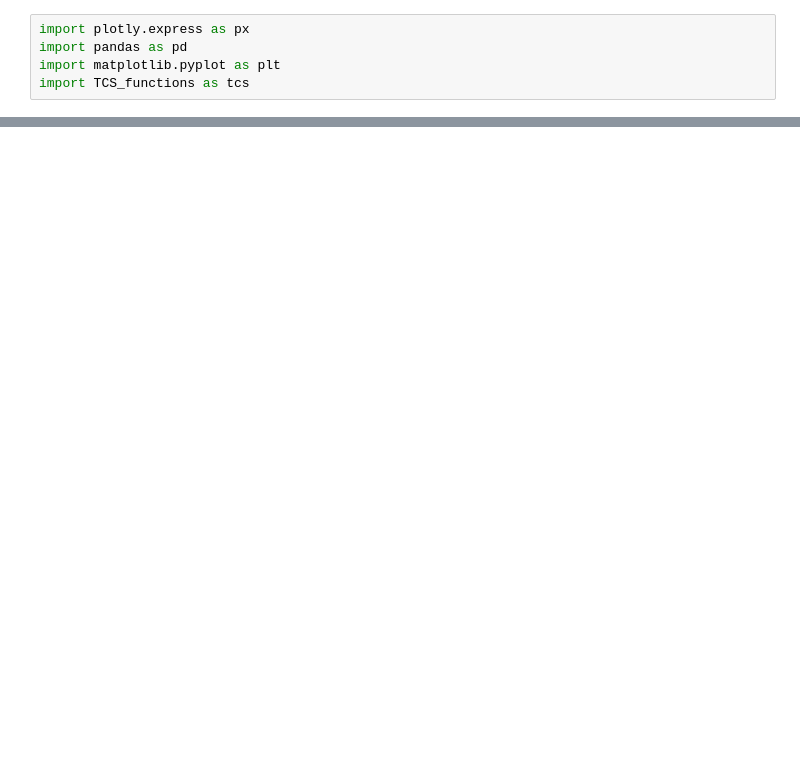
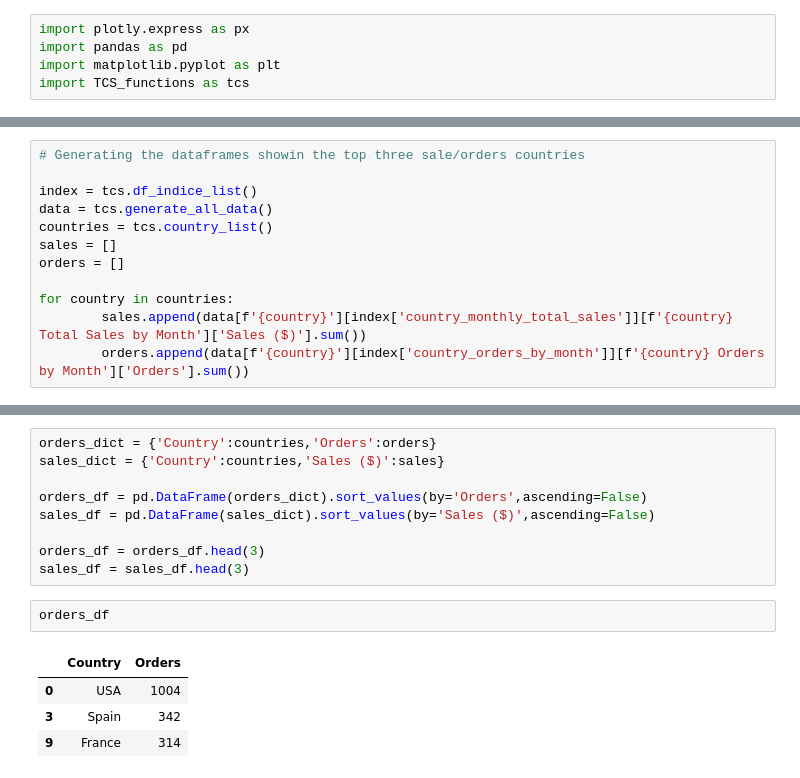
Before and after one commit to cameroncochrane/tcs_streamlit, a Jupyter notebook: test.ipynb, the cells around one changed output, grey strips where cells are left out. Drawn from its saved outputs; the diff is of its cells as text; blank space fills up the shorter version.

```diff
--- a/test.ipynb
+++ b/test.ipynb
@@ -109,0 +120,12 @@ list(country_sales.keys())
+# %%
+# Generating the dataframes showin the top three sale/orders countries
+
+index = tcs.df_indice_list()
+data = tcs.generate_all_data()
+countries = tcs.country_list()
+sales = []
+orders = []
+
+for country in countries:
+        sales.append(data[f'{country}'][index['country_monthly_total_sales']][f'{country} Total Sales by Month']['Sales ($)'].sum())
+        orders.append(data[f'{country}'][index['country_orders_by_month']][f'{country} Orders by Month']['Orders'].sum())
@@ -109,0 +150,16 @@ list(country_sales.keys())
+# %%
+orders_dict = {'Country':countries,'Orders':orders}
+sales_dict = {'Country':countries,'Sales ($)':sales}
+
+orders_df = pd.DataFrame(orders_dict).sort_values(by='Orders',ascending=False)
+sales_df = pd.DataFrame(sales_dict).sort_values(by='Sales ($)',ascending=False)
+
+orders_df = orders_df.head(3)
+sales_df = sales_df.head(3)
+# %%
+orders_df
+# %% [output]
+|  | Country | Orders |
+| 0 | USA | 1004 |
+| 3 | Spain | 342 |
+| 9 | France | 314 |
```
Also changed, not shown: parts of 20 cells of this notebook, 2 other files.
